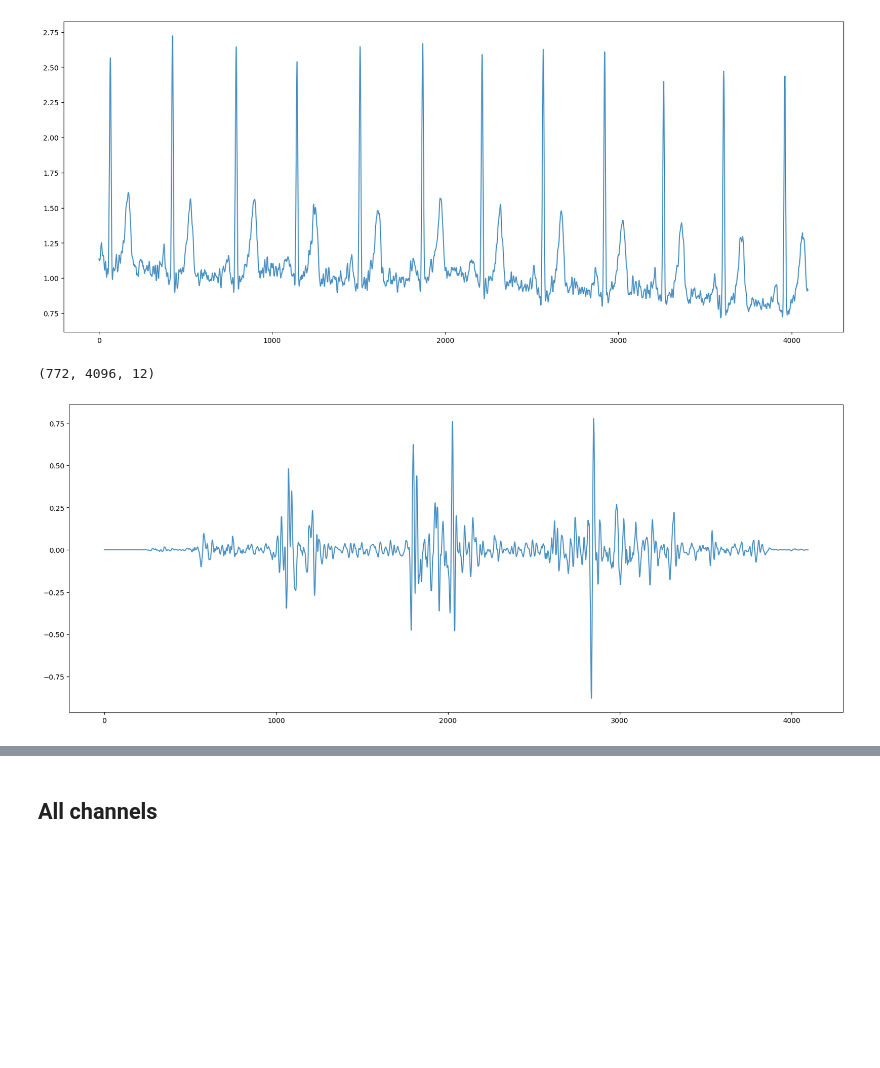
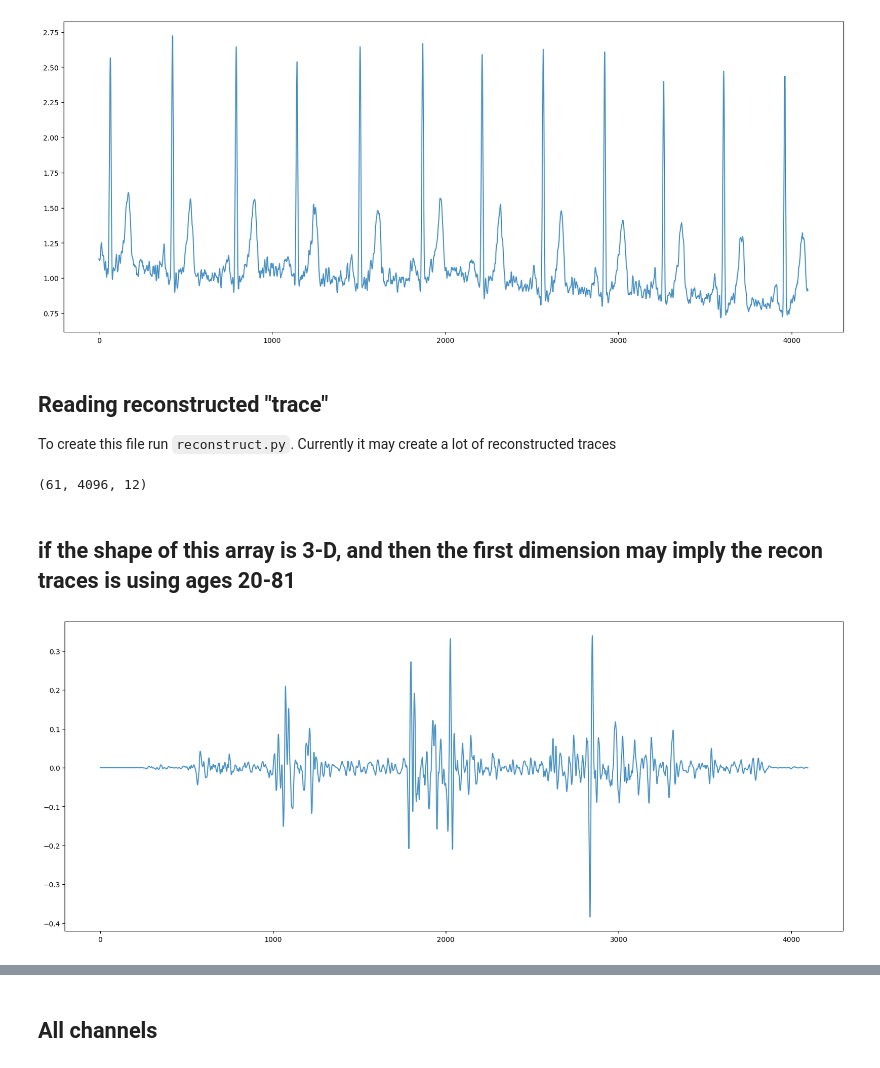
Before and after one commit to sanhitamj/ecg_unravel, a Jupyter notebook: notebooks/part16.ipynb, the cells around one changed output, grey strips where cells are left out. Drawn from its saved outputs; the diff is of its cells as text; code cells hidden in the pictures; blank space fills up the shorter version.

```diff
--- a/notebooks/part16.ipynb
+++ b/notebooks/part16.ipynb
@@ -49,3 +84,5 @@ df_16.head()
+# %%
+data = np.load("../output/p16/p16_age_diff_1_orig.npy")
 # %%
 data.shape
 # %% [output]
@@ -69,17 +106,25 @@ for i in range(1):
     plt.plot(range(4096), data_0[:, i], alpha=0.8)
 # %% [output]
 [figure]
+# %% [markdown]
+## Reading reconstructed "trace"
+
+To create this file run `reconstruct.py`. Currently it may create a lot of reconstructed traces
 # %%
-xr = np.load('output/reconstructed_trace.npy')
+xr = np.load('../output/p16/id_1683849_age_35_recon.npy')
 xr.shape
 # %% [output]
-(772, 4096, 12)
+(61, 4096, 12)
+# %% [markdown]
+## if the shape of this array is 3-D, and then the first dimension may imply the recon traces is using ages 20-81
 # %%
 plt.figure(figsize=(20, 8))
+n = 32 - 20
 for i in range(1):
-    plt.plot(range(4096), xr[0, :, i], alpha=0.8)
+    plt.plot(xr[n, :, i], alpha=0.8)
+# Using 35-20 to get the index of the reconstucted age with the exact reported chronological age
 # %% [output]
-[figure, old version]
+[figure, new version]
 # %%
 i = 0
 plt.figure(figsize=(20, 8))
```
Also changed, not shown: parts of 33 cells of this notebook, 6 other files.
